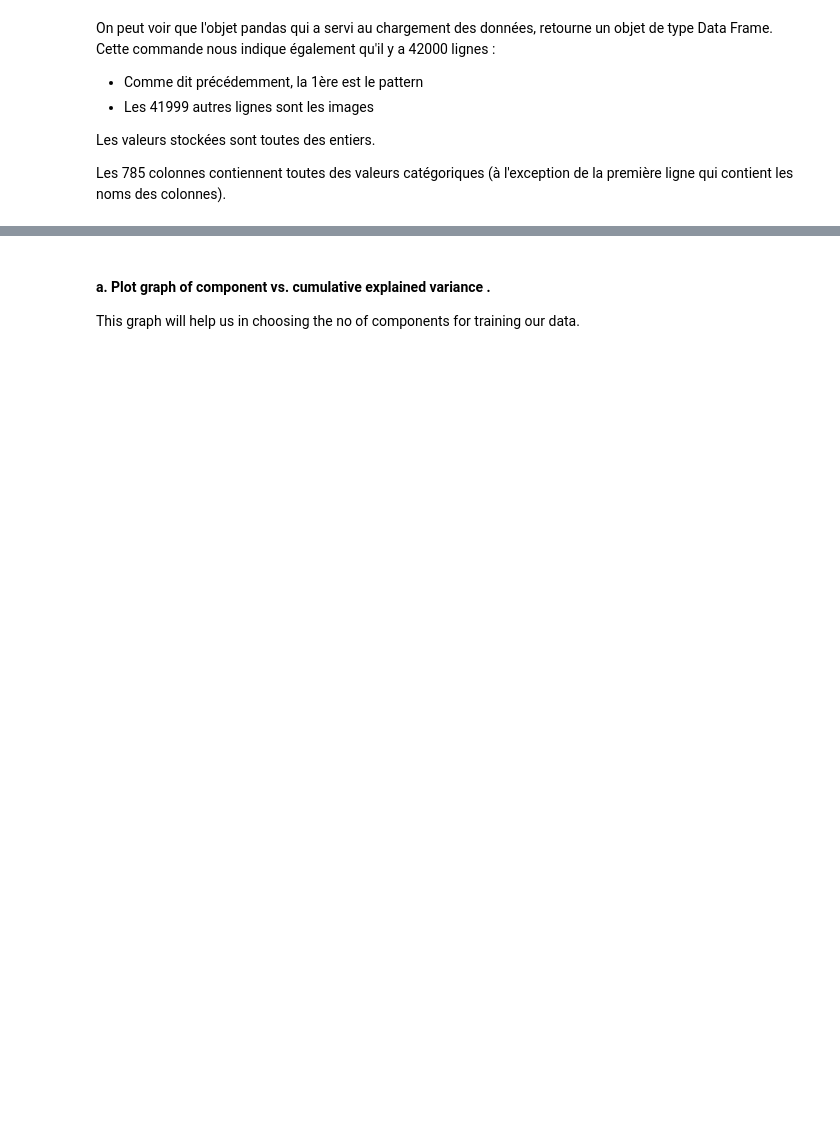
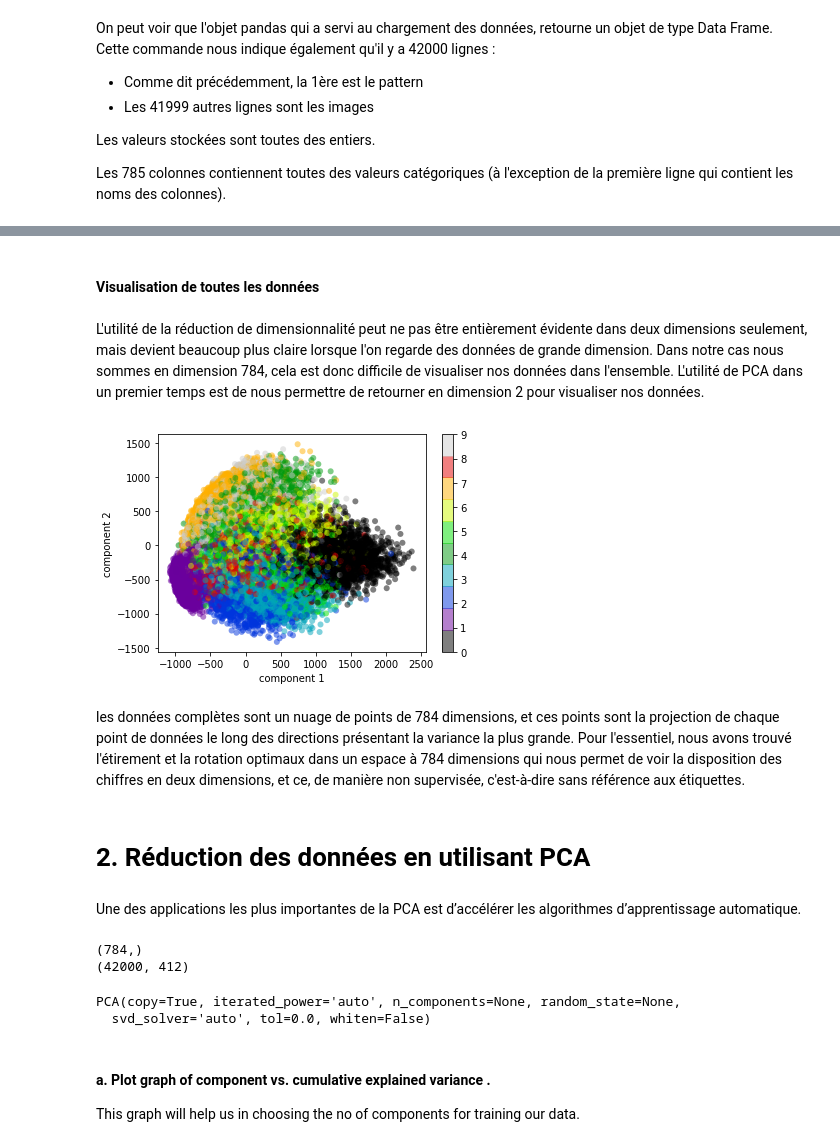
Before and after one commit to jnguyen1192/First-Kaggle-Notebook, a Jupyter notebook: kernel.ipynb, the cells around one changed output, grey strips where cells are left out. Saved outputs shown, nothing was run; the diff lists cells and outputs as text; code cells hidden in the pictures; blank space fills up the shorter version.

```diff
--- a/kernel.ipynb
+++ b/kernel.ipynb
@@ -283,3 +256,42 @@ NameError: name 'Train' is not defined
+# %% [markdown]
+#### Visualisation de toutes les données
+# %% [markdown]
+L'utilité de la réduction de dimensionnalité peut ne pas être entièrement évidente dans deux dimensions seulement, mais devient beaucoup plus claire lorsque l'on regarde des données de grande dimension. Dans notre cas nous sommes en dimension 784, cela est donc difficile de visualiser nos données dans l'ensemble. L'utilité de PCA dans un premier temps est de nous permettre de retourner en dimension 2 pour visualiser nos données.
+# %%
+pca_vizualise = PCA(2)  # project from 64 to 2 dimensions
+projected = pca_vizualise.fit_transform(X)
+
+plt.scatter(projected[:, 0], projected[:, 1],
+            c=Y, edgecolor='none', alpha=0.5,
+            cmap=plt.cm.get_cmap('nipy_spectral', 10))
+plt.xlabel('component 1')
+plt.ylabel('component 2')
+plt.colorbar()
+plt.show()
+# %% [output]
+[figure, added]
+# %% [markdown]
+les données complètes sont un nuage de points de 784 dimensions, et ces points sont la projection de chaque point de données le long des directions présentant la variance la plus grande. Pour l'essentiel, nous avons trouvé l'étirement et la rotation optimaux dans un espace à 784 dimensions qui nous permet de voir la disposition des chiffres en deux dimensions, et ce, de manière non supervisée, c'est-à-dire sans référence aux étiquettes.
+# %% [markdown]
+# 2. Réduction des données en utilisant PCA
+# %% [markdown]
+Une des applications les plus importantes de la PCA est d’accélérer les algorithmes d’apprentissage automatique.
+# %%
+from sklearn.decomposition import PCA
+# ## Removing the column with variance 0
+variance = np.var(X, axis = 0)>1000
+print(variance.shape)
+X = X[:, variance]
+Test = Test[:,variance]
+print(X.shape)
+# ##Calculate Principal Components
+pca = PCA()
+pca.fit(X)
+# %% [output]
+(784,)
+(42000, 412)
+PCA(copy=True, iterated_power='auto', n_components=None, random_state=None,
+  svd_solver='auto', tol=0.0, whiten=False)
 # %% [markdown]
 #### a. Plot graph of component vs. cumulative explained variance .
 This graph will help us in choosing the no of components for training our data.
```
Also changed, not shown: parts of 49 cells of this notebook.
